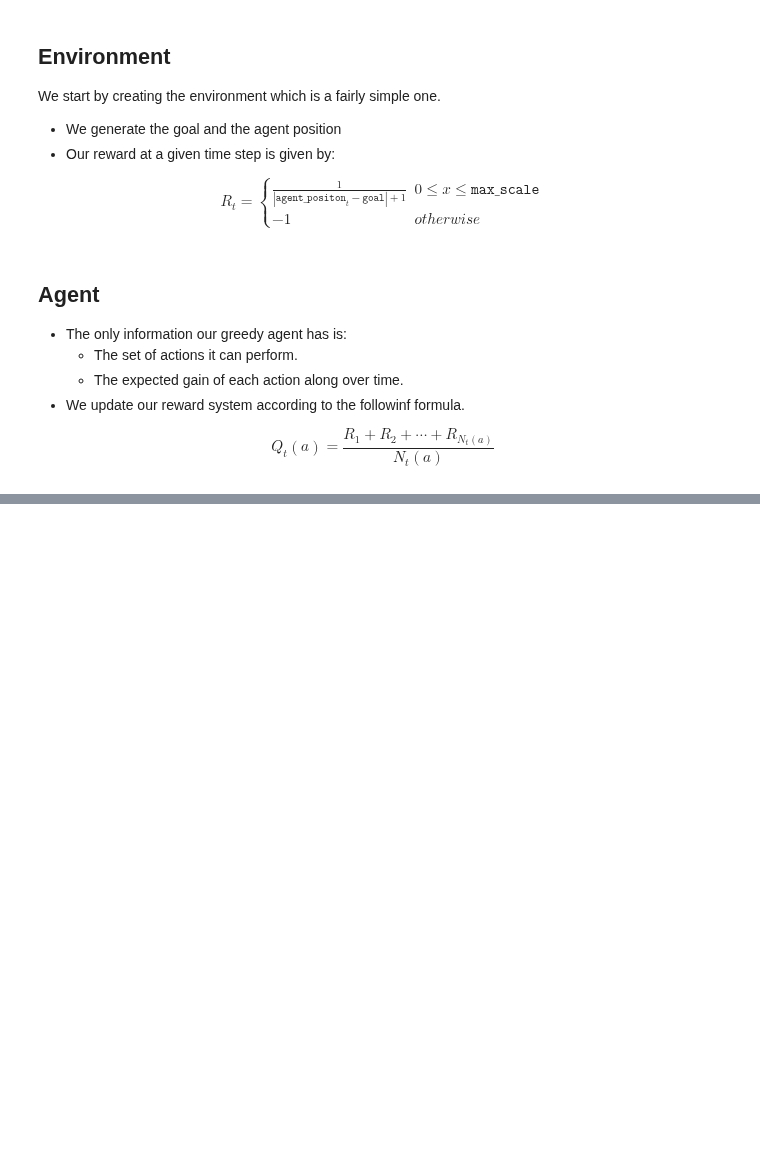
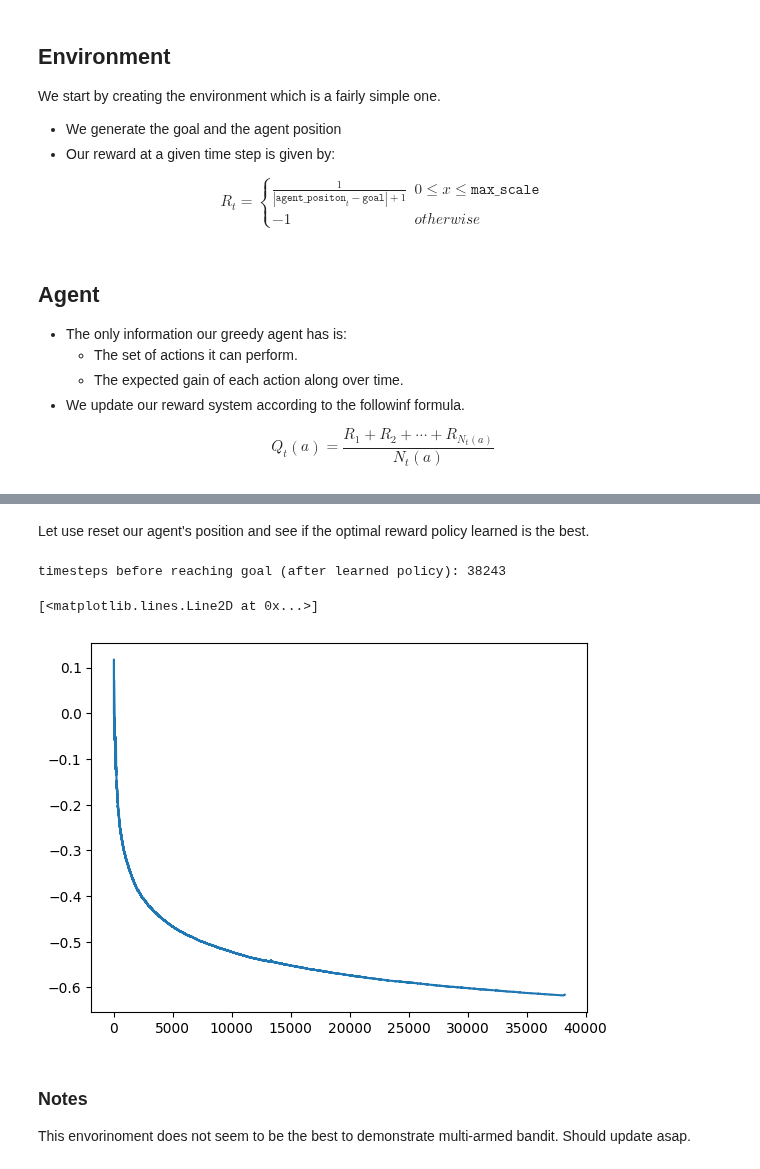
Before and after one commit to ArnolFokam/reinforcement-learning-lab, a Jupyter notebook: notebooks/multi-armed-bandits/greedy-line-walk.ipynb, the cells around one changed output, grey strips where cells are left out. Cells and saved outputs as stored; diff of their text form; code cells hidden in the pictures; blank space fills up the shorter version.

```diff
--- a/notebooks/multi-armed-bandits/greedy-line-walk.ipynb
+++ b/notebooks/multi-armed-bandits/greedy-line-walk.ipynb
@@ -120,0 +131,20 @@ goal position: 142
+# %% [markdown]
+Let use reset our agent's position and see if the optimal reward policy learned is the best.
+# %%
+start = greedy_agent.timestep
+reward = [0]
+env.reset_agent_position()
+
+while env.agent_position != env.goal:
+    reward.append(greedy_agent.walk(env))
+
+print(f"timesteps before reaching goal (after learned policy): {greedy_agent.timestep - start}")
+plt.plot(range(len(reward)), reward)
+# %% [output]
+timesteps before reaching goal (after learned policy): 38243
+[<matplotlib.lines.Line2D at 0x...>]
+[figure, added]
+# %% [markdown]
+### Notes
+
+This envorinoment does not seem to be the best to demonstrate multi-armed bandit. Should update asap.
```
Also changed, not shown: parts of 5 cells of this notebook.
